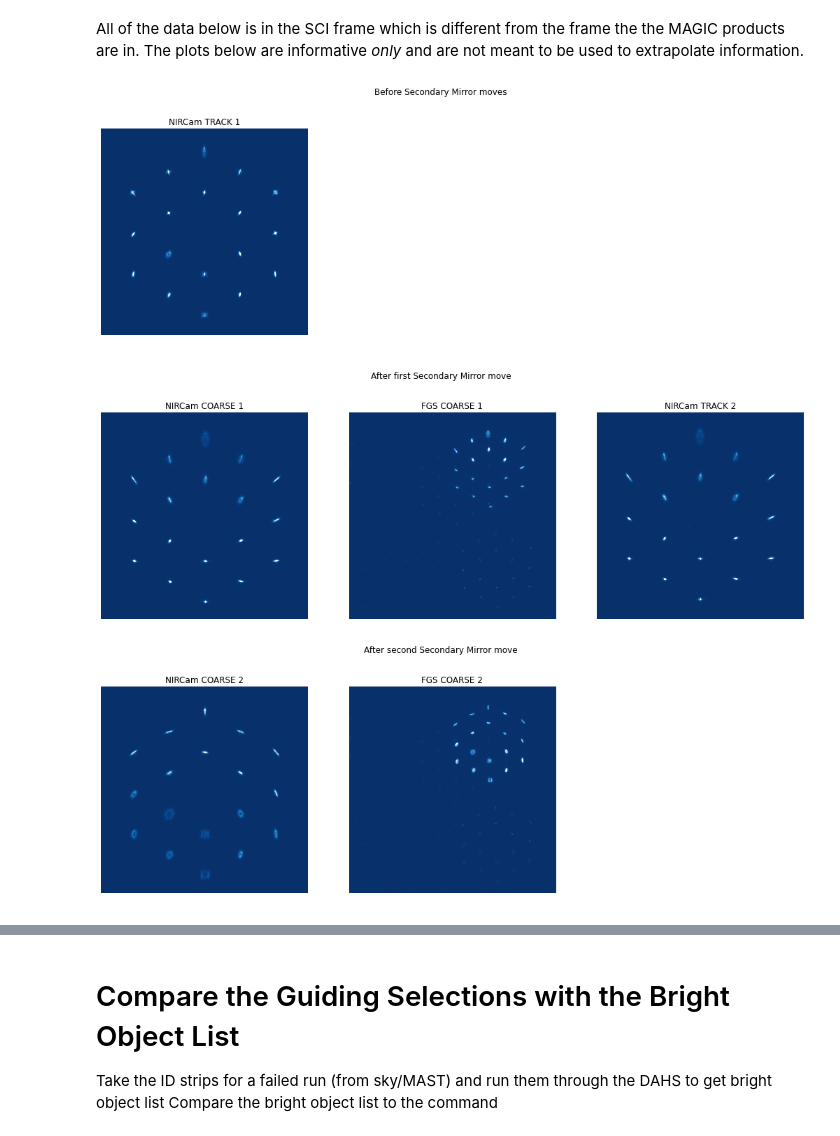
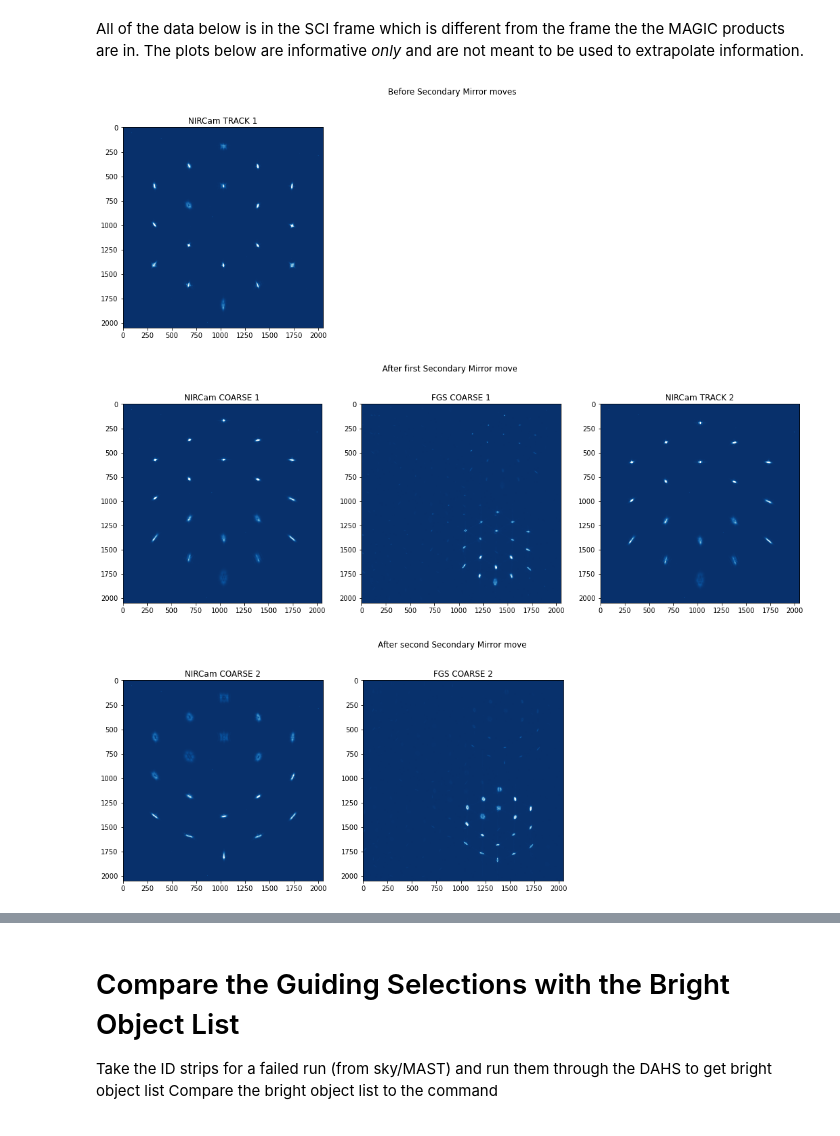
Before and after one commit to spacetelescope/jwst_magic, a Jupyter notebook: notebooks/Commissioning_Support/Global Alignment Observation 1 Guiding Failure Analysis Plan.ipynb, the cells around one changed output, grey strips where cells are left out. Drawn from its saved outputs; the diff is of its cells as text; code cells hidden in the pictures.

```diff
--- a/notebooks/Commissioning_Support/Global Alignment Observation 1 Guiding Failure Analysis Plan.ipynb
+++ b/notebooks/Commissioning_Support/Global Alignment Observation 1 Guiding Failure Analysis Plan.ipynb
@@ -115,16 +124,14 @@ failed_observation_products = '***REMOVED***/share/wf_guiding/ga_guiding_failure
 #  the code is smart enough to know if what you don't have and not look for it
 
 #  --Before the first mirror move--
-nrc_track_1_filename = 'jw01141001001_02101_00001_nrca3_cal.fits'
+nrc_track_1_filename = f'jw{program_id:04d}{observation:03d}001_02101_00001_nrca3_cal.fits'
 
 #  --After the first mirror move--
-nrc_coarse_1_filename = 'jw01141001001_02101_00002_nrca3_cal.fits'
-fgs_coarse_1_filename = 'jw01141001001_03101_00001_g1_cal.fits'
-nrc_track_2_filename = 'jw01141001001_05101_00001_nrca3_cal.fits'
+nrc_coarse_1_filename = f'jw{program_id:04d}{observation:03d}001_02101_00002_nrca3_cal.fits'
+fgs_coarse_1_filename = f'jw{program_id:04d}{observation:03d}001_03101_00001_g1_cal.fits'
+nrc_track_2_filename = f'jw{program_id:04d}{observation:03d}001_05101_00001_nrca3_cal.fits'
 
+# If applicable
 #  --After the second mirror move--
-nrc_coarse_2_filename = 'jw01141001001_05101_00002_nrca3_cal.fits'
-fgs_coarse_2_filename = 'jw01141001001_06101_00001_g1_cal.fits'
-
-# What track attempt did it fail on?
-fail_attempt = 3
+nrc_coarse_2_filename = f'jw{program_id:04d}{observation:03d}001_05101_00002_nrca3_cal.fits'
+fgs_coarse_2_filename = f'jw{program_id:04d}{observation:03d}001_06101_00001_g1_cal.fits'
@@ -195,60 +179,55 @@ try:
     try:
         nircam_track_2 = fits.getdata(os.path.join(failed_observation_products, nrc_track_2_filename))
         mirror_move_2 = True
-    except (FileNotFoundError, IsADirectoryError):
+    except (FileNotFoundError, IsADirectoryError, NameError):
         print('Observation failed to get into track after first mirror move')
         mirror_move_2 = False
 
     if mirror_move_2:
         nircam_coarse_2 = fits.getdata(os.path.join(failed_observation_products, nrc_coarse_2_filename))
         fgs_coarse_2 = fits.getdata(os.path.join(failed_observation_products, fgs_coarse_2_filename))
-except (FileNotFoundError, IsADirectoryError):
+except (FileNotFoundError, IsADirectoryError, NameError):
     print('Observation failed to get into track on the first attempt. Only guider data will be available.')
 # %%
 # Plot images
+# Note that all images have the origin in the UPPER LEFT, matching the MAGIC orientation
 try:
     fig, ax = plt.subplots(1, 3, figsize=(18, 6))
-    ax[0].imshow(nircam_track_1, cmap='Blues_r', vmin=0, vmax=10000, origin='lower')
+    ax[0].imshow(nircam_track_1, cmap='Blues_r', vmin=0, vmax=10000, origin='upper')
     ax[0].set_title('NIRCam TRACK 1')
-    ax[0].axis('off')
     ax[1].axis('off')
     ax[2].axis('off')
     fig.suptitle("Before Secondary Mirror moves")
     plt.show()
 
     fig, ax = plt.subplots(1, 3, figsize=(18, 6))
 
-    ax[0].imshow(nircam_coarse_1, cmap='Blues_r', vmin=0, vmax=10000, origin='lower')
+    ax[0].imshow(nircam_coarse_1, cmap='Blues_r', vmin=0, vmax=10000, origin='upper')
     ax[0].set_title('NIRCam COARSE 1')
-    ax[0].axis('off')
-    ax[1].imshow(fgs_coarse_1, cmap='Blues_r', vmin=0, vmax=50, origin='lower')
+    ax[1].imshow(fgs_coarse_1, cmap='Blues_r', vmin=0, vmax=50, origin='upper')
     ax[1].set_title('FGS COARSE 1')
-    ax[1].axis('off')
     fig.suptitle("After first Secondary Mirror move")
 
     try:
-        ax[2].imshow(nircam_track_2, cmap='Blues_r', vmin=0, vmax=10000, origin='lower')
+        ax[2].imshow(nircam_track_2, cmap='Blues_r', vmin=0, vmax=10000, origin='upper')
         ax[2].set_title('NIRCam TRACK 2')
-        ax[2].axis('off')
         plt.show()
 
         fig, ax = plt.subplots(1, 3, figsize=(18, 6))
 
-        ax[0].imshow(nircam_coarse_2, cmap='Blues_r', vmin=0, vmax=10000, origin='lower')
+        ax[0].imshow(nircam_coarse_2, cmap='Blues_r', vmin=0, vmax=10000, origin='upper')
         ax[0].set_title('NIRCam COARSE 2')
-        ax[0].axis('off')
-        ax[1].imshow(fgs_coarse_2, cmap='Blues_r', vmin=0, vmax=50, origin='lower')
+        ax[1].imshow(fgs_coarse_2, cmap='Blues_r', vmin=0, vmax=50, origin='upper')
         ax[1].set_title('FGS COARSE 2')
-        ax[1].axis('off')
         ax[2].axis('off')
         fig.suptitle("After second Secondary Mirror move")
 
     except NameError:
         plt.show()
         print('Failure after first Secondary Mirror move')
 except NameError:
     print('No full frame data NIRCam or FGS to show')
 # %% [output]
-[figure, old version]
+[figure, new version]
-[figure, old version]
+[figure, new version]
-[figure, old version]
+[figure, new version]
```
Also changed, not shown: parts of 60 cells of this notebook, 1 other file.
